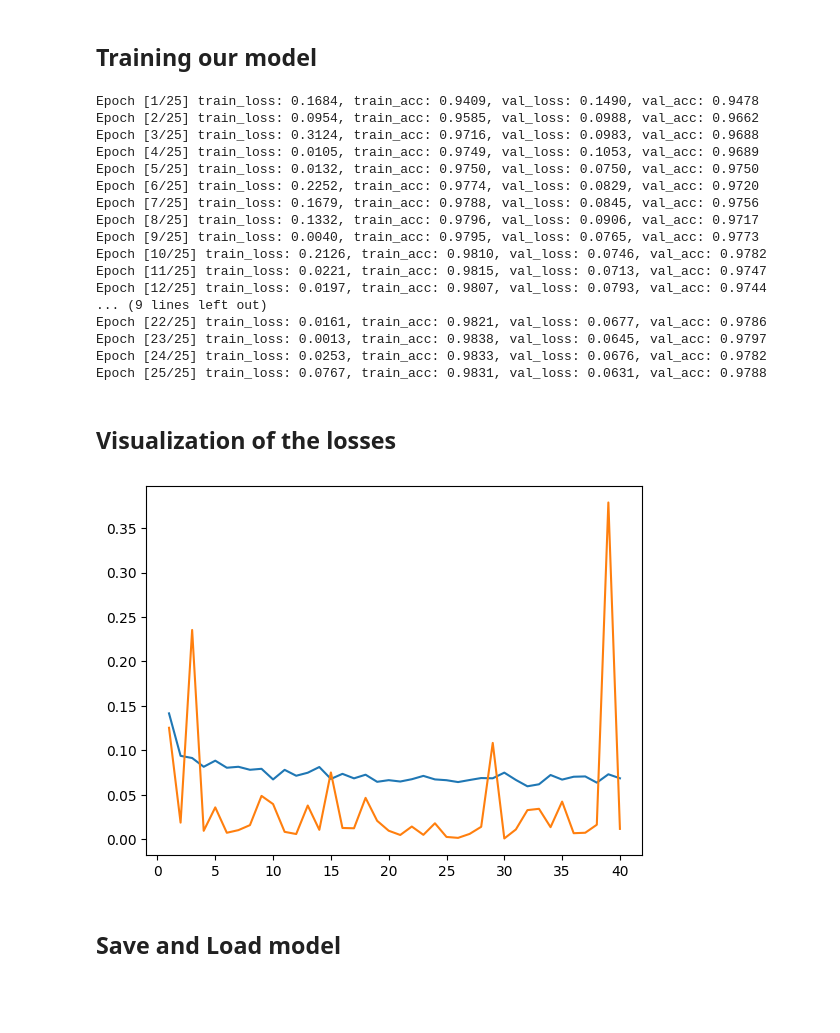
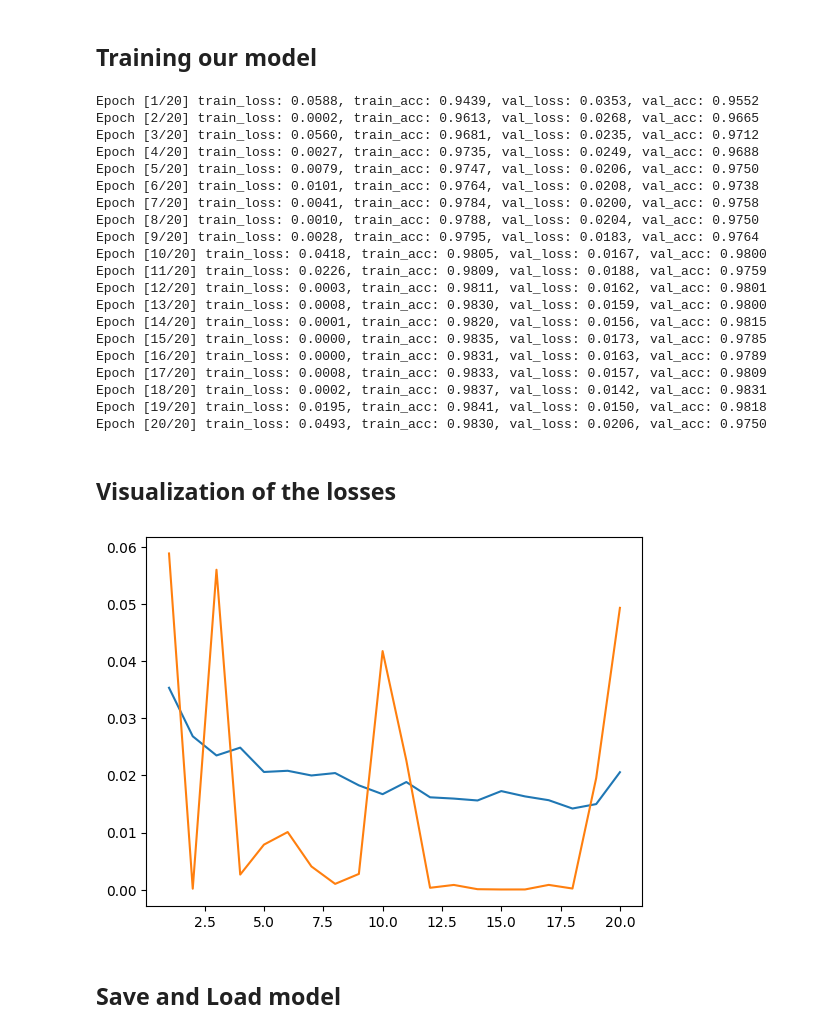
Before and after one commit to CyprienBouton/Traffic_Sign_Recognition, a Jupyter notebook: Traffic_Sign_Recognition.ipynb, the cells around one changed output. Saved outputs shown, nothing was run; the diff lists cells and outputs as text; code cells hidden in the pictures; blank space fills up the shorter version.

```diff
--- a/Traffic_Sign_Recognition.ipynb
+++ b/Traffic_Sign_Recognition.ipynb
@@ -388,9 +352,9 @@ loader = load_loader()
 # %% [markdown]
 ## Training our model
 # %%
-num_epochs = 25
+num_epochs = 20
 learning_rate = 0.001
-criterion = BCELoss()
+criterion = MSELoss()
 model = ConvNeuralNet()
 optimizer = Adam(model.parameters(), lr= learning_rate)
 total_step = len(loader["train_loader"])
@@ -433,32 +397,35 @@ def train(model, train_loader, val_loader, criterion, num_epochs=10):
 # %%
 hist_loss = train(model, loader["train_loader"], loader["val_loader"], criterion, num_epochs)
 # %% [output]
-Epoch [1/25] train_loss: 0.1684, train_acc: 0.9409, val_loss: 0.1490, val_acc: 0.9478
-Epoch [2/25] train_loss: 0.0954, train_acc: 0.9585, val_loss: 0.0988, val_acc: 0.9662
-Epoch [3/25] train_loss: 0.3124, train_acc: 0.9716, val_loss: 0.0983, val_acc: 0.9688
-Epoch [4/25] train_loss: 0.0105, train_acc: 0.9749, val_loss: 0.1053, val_acc: 0.9689
-Epoch [5/25] train_loss: 0.0132, train_acc: 0.9750, val_loss: 0.0750, val_acc: 0.9750
-Epoch [6/25] train_loss: 0.2252, train_acc: 0.9774, val_loss: 0.0829, val_acc: 0.9720
-Epoch [7/25] train_loss: 0.1679, train_acc: 0.9788, val_loss: 0.0845, val_acc: 0.9756
-Epoch [8/25] train_loss: 0.1332, train_acc: 0.9796, val_loss: 0.0906, val_acc: 0.9717
-Epoch [9/25] train_loss: 0.0040, train_acc: 0.9795, val_loss: 0.0765, val_acc: 0.9773
-Epoch [10/25] train_loss: 0.2126, train_acc: 0.9810, val_loss: 0.0746, val_acc: 0.9782
-Epoch [11/25] train_loss: 0.0221, train_acc: 0.9815, val_loss: 0.0713, val_acc: 0.9747
-Epoch [12/25] train_loss: 0.0197, train_acc: 0.9807, val_loss: 0.0793, val_acc: 0.9744
-... (9 lines left out)
-Epoch [22/25] train_loss: 0.0161, train_acc: 0.9821, val_loss: 0.0677, val_acc: 0.9786
-Epoch [23/25] train_loss: 0.0013, train_acc: 0.9838, val_loss: 0.0645, val_acc: 0.9797
-Epoch [24/25] train_loss: 0.0253, train_acc: 0.9833, val_loss: 0.0676, val_acc: 0.9782
-Epoch [25/25] train_loss: 0.0767, train_acc: 0.9831, val_loss: 0.0631, val_acc: 0.9788
+Epoch [1/20] train_loss: 0.0588, train_acc: 0.9439, val_loss: 0.0353, val_acc: 0.9552
+Epoch [2/20] train_loss: 0.0002, train_acc: 0.9613, val_loss: 0.0268, val_acc: 0.9665
+Epoch [3/20] train_loss: 0.0560, train_acc: 0.9681, val_loss: 0.0235, val_acc: 0.9712
+Epoch [4/20] train_loss: 0.0027, train_acc: 0.9735, val_loss: 0.0249, val_acc: 0.9688
+Epoch [5/20] train_loss: 0.0079, train_acc: 0.9747, val_loss: 0.0206, val_acc: 0.9750
+Epoch [6/20] train_loss: 0.0101, train_acc: 0.9764, val_loss: 0.0208, val_acc: 0.9738
+Epoch [7/20] train_loss: 0.0041, train_acc: 0.9784, val_loss: 0.0200, val_acc: 0.9758
+Epoch [8/20] train_loss: 0.0010, train_acc: 0.9788, val_loss: 0.0204, val_acc: 0.9750
+Epoch [9/20] train_loss: 0.0028, train_acc: 0.9795, val_loss: 0.0183, val_acc: 0.9764
+Epoch [10/20] train_loss: 0.0418, train_acc: 0.9805, val_loss: 0.0167, val_acc: 0.9800
+Epoch [11/20] train_loss: 0.0226, train_acc: 0.9809, val_loss: 0.0188, val_acc: 0.9759
+Epoch [12/20] train_loss: 0.0003, train_acc: 0.9811, val_loss: 0.0162, val_acc: 0.9801
+Epoch [13/20] train_loss: 0.0008, train_acc: 0.9830, val_loss: 0.0159, val_acc: 0.9800
+Epoch [14/20] train_loss: 0.0001, train_acc: 0.9820, val_loss: 0.0156, val_acc: 0.9815
+Epoch [15/20] train_loss: 0.0000, train_acc: 0.9835, val_loss: 0.0173, val_acc: 0.9785
+Epoch [16/20] train_loss: 0.0000, train_acc: 0.9831, val_loss: 0.0163, val_acc: 0.9789
+Epoch [17/20] train_loss: 0.0008, train_acc: 0.9833, val_loss: 0.0157, val_acc: 0.9809
+Epoch [18/20] train_loss: 0.0002, train_acc: 0.9837, val_loss: 0.0142, val_acc: 0.9831
+Epoch [19/20] train_loss: 0.0195, train_acc: 0.9841, val_loss: 0.0150, val_acc: 0.9818
+Epoch [20/20] train_loss: 0.0493, train_acc: 0.9830, val_loss: 0.0206, val_acc: 0.9750
 # %% [markdown]
 ## Visualization of the losses
 # %%
 hist_loss.columns = ["triain_loss", "val_loss"]
-plt.plot(range(1,41),hist_loss["val_loss"])
-plt.plot(range(1,41), hist_loss["triain_loss"])
+plt.plot(range(1,21),hist_loss["val_loss"])
+plt.plot(range(1,21), hist_loss["triain_loss"])
 plt.show()
 # %% [output]
-[figure, old version]
+[figure, new version]
 # %% [markdown]
 ## Save and Load model
 # %%
```
Also changed, not shown: parts of 6 cells of this notebook.
